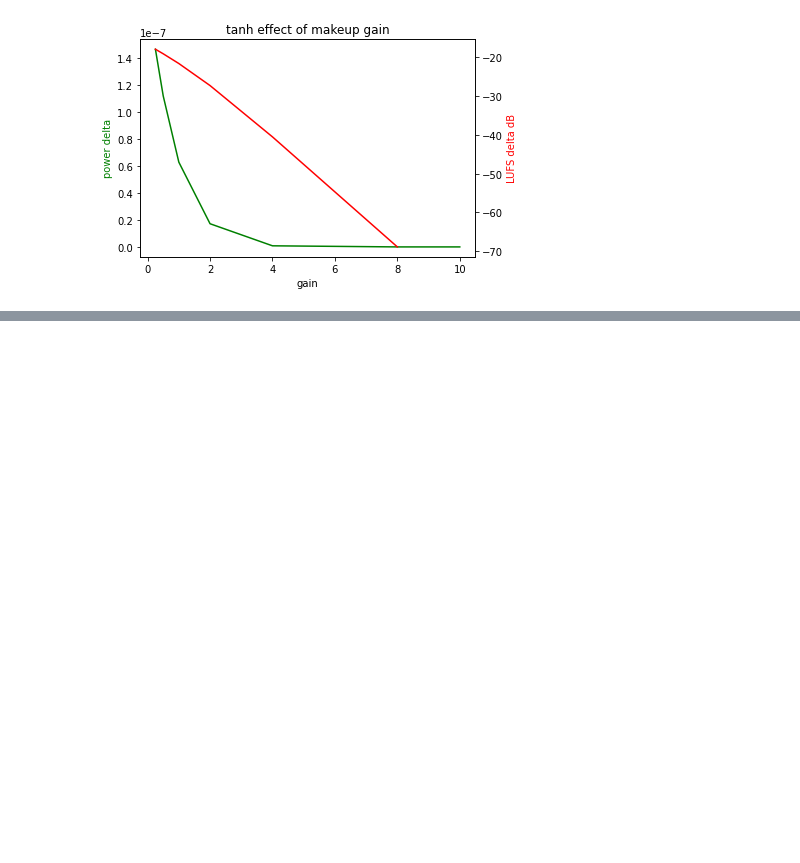
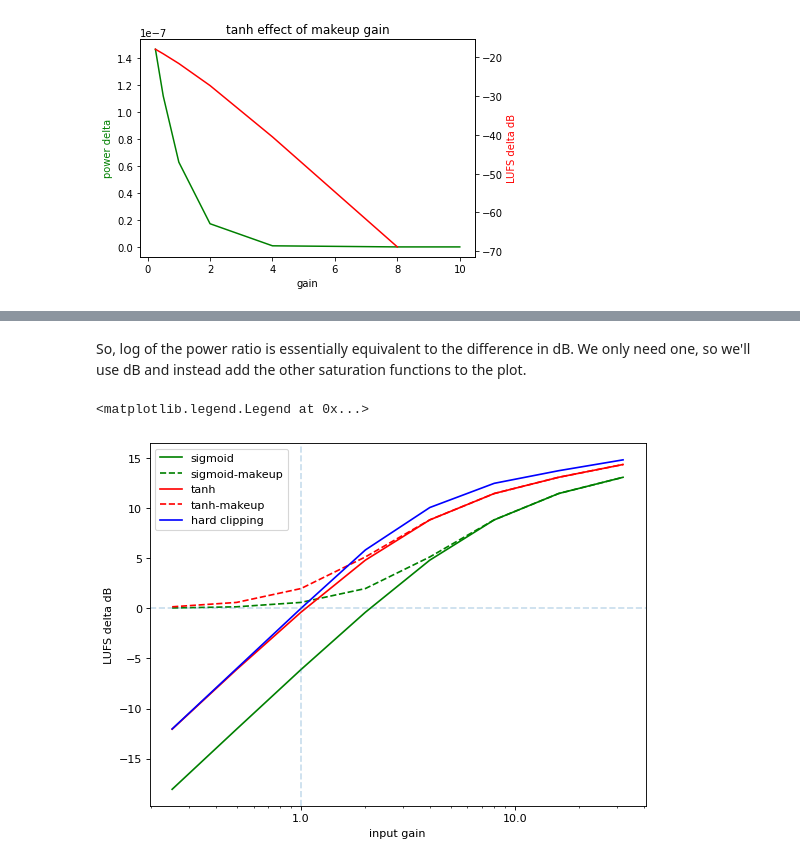
Before and after one commit to letrout/dsp, a Jupyter notebook: doc/saturation_gain.ipynb, the cells around one changed output, grey strips where cells are left out. Cells and saved outputs as stored; diff of their text form; code cells hidden in the pictures; blank space fills up the shorter version.

```diff
--- a/doc/saturation_gain.ipynb
+++ b/doc/saturation_gain.ipynb
@@ -337,0 +378,31 @@ Actually ... maybe we can't use that shortcircuit assumption. The analysis above
+# %% [markdown]
+So, log of the power ratio is essentially equivalent to the difference in dB. We only need one, so we'll use dB and instead add the other saturation functions to the plot.
+# %%
+lt = []
+lt_mu = []
+for g in gains:
+    tanh = tanh_alt(orig_norm, gain=g, makeup=False)
+    lt.append(meter.integrated_loudness(tanh) - orig_lufs)
+    tanh_mu = tanh_alt(orig_norm, gain=g, makeup=True)
+    lt_mu.append(meter.integrated_loudness(tanh_mu) - orig_lufs)
+lh = []
+for g in gains:
+    hard = hard_clipping(orig_norm, gain=g)
+    lh.append(meter.integrated_loudness(hard) - orig_lufs)
+
+fig, ax = plt.subplots(figsize=(8, 6), dpi=80)
+ax.plot(gains, l, 'g-', label='sigmoid')
+ax.plot(gains, l_mu, 'g--', label='sigmoid-makeup')
+ax.plot(gains, lt, 'r-', label='tanh')
+ax.plot(gains, lt_mu, 'r--', label='tanh-makeup')
+ax.plot(gains, lh, 'b-', label='hard clipping')
+ax.set_xlabel('input gain')
+ax.set_xscale('log', base=10)
+ax.xaxis.set_major_formatter(ScalarFormatter())
+ax.set_ylabel('LUFS delta dB')
+ax.axhline(ls='--', alpha=0.25)
+ax.axvline(x=1.0, ls='--', alpha=0.25)
+ax.legend()
+# %% [output]
+<matplotlib.legend.Legend at 0x...>
+[figure, added]
```
Also changed, not shown: parts of 4 cells of this notebook.
